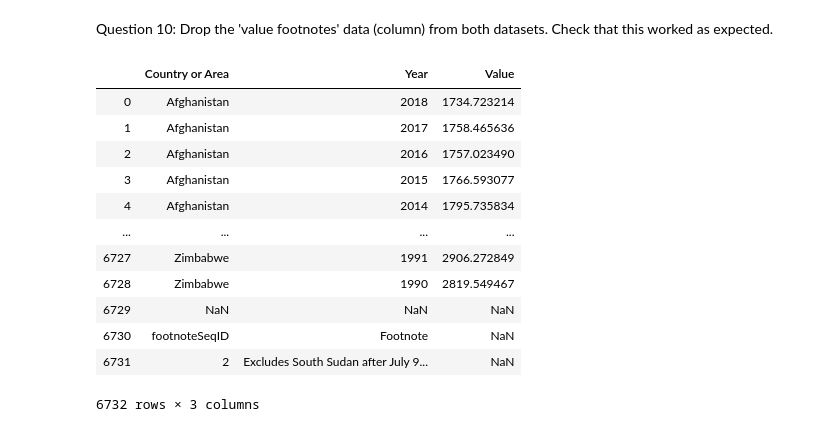
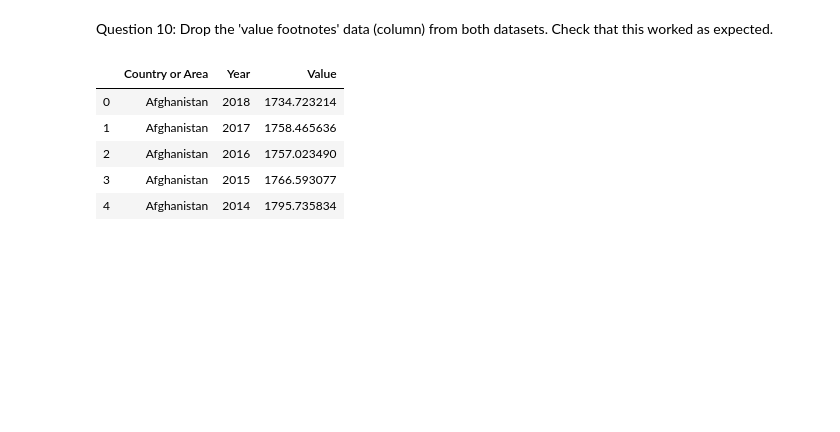
Before and after one commit to arikhursheed/gdp-and-internet-usage-arikhursheed, a Jupyter notebook: notebooks/un_data_explore.ipynb, the cells around one changed output. Cells and saved outputs as stored; diff of their text form; code cells hidden in the pictures; blank space fills up the shorter version.

```diff
--- a/notebooks/un_data_explore.ipynb
+++ b/notebooks/un_data_explore.ipynb
@@ -6,6 +8,6 @@ import seaborn as sns
 # %%
 #read gdp_percapita.csv file into gdb_df data frame
-gdp_df= pd.read_csv(r"C:\Users\arikh\Documents\NSS_Data_Analytics\projects\gdp-and-internet-usage-arikhursheed\data\gdp_percapita.csv")
+gdp_df= pd.read_csv('..\data\gdp_percapita.csv')
 type(gdp_df)
 # %% [output]
 pandas.core.frame.DataFrame
@@ -21,0 +23,3 @@ print(gdp_df.head(6))
+# %%
+#Drop the 3 last rows
+gdp_df.drop(gdp_df.loc[6729:6731].index, inplace=True)
@@ -119,19 +144,13 @@ print(internet_df.tail(10))
 # %% [markdown]
 Question 10: Drop the 'value footnotes' data (column) from both datasets. Check that this worked as expected.
 # %%
-gdp_df.drop(['Value Footnotes'], axis=1)
+gdp_df = gdp_df.drop('Value Footnotes', 1)
+gdp_df.head()
 # %% [output]
 |  | Country or Area | Year | Value |
 | 0 | Afghanistan | 2018 | 1734.723214 |
 | 1 | Afghanistan | 2017 | 1758.465636 |
 | 2 | Afghanistan | 2016 | 1757.023490 |
 | 3 | Afghanistan | 2015 | 1766.593077 |
 | 4 | Afghanistan | 2014 | 1795.735834 |
-| ... | ... | ... | ... |
-| 6727 | Zimbabwe | 1991 | 2906.272849 |
-| 6728 | Zimbabwe | 1990 | 2819.549467 |
-| 6729 | NaN | NaN | NaN |
-| 6730 | footnoteSeqID | Footnote | NaN |
-| 6731 | 2 | Excludes South Sudan after July 9... | NaN |
-6732 rows × 3 columns
 # %%
```
Also changed, not shown: parts of 54 cells of this notebook.
